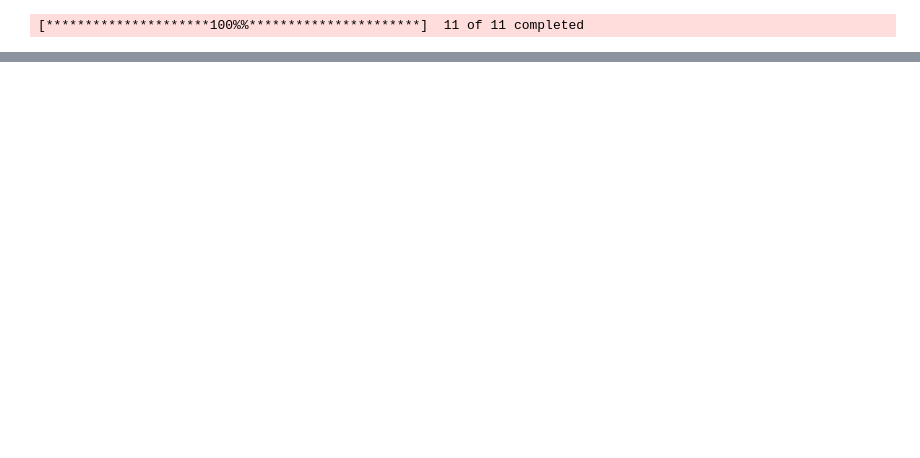
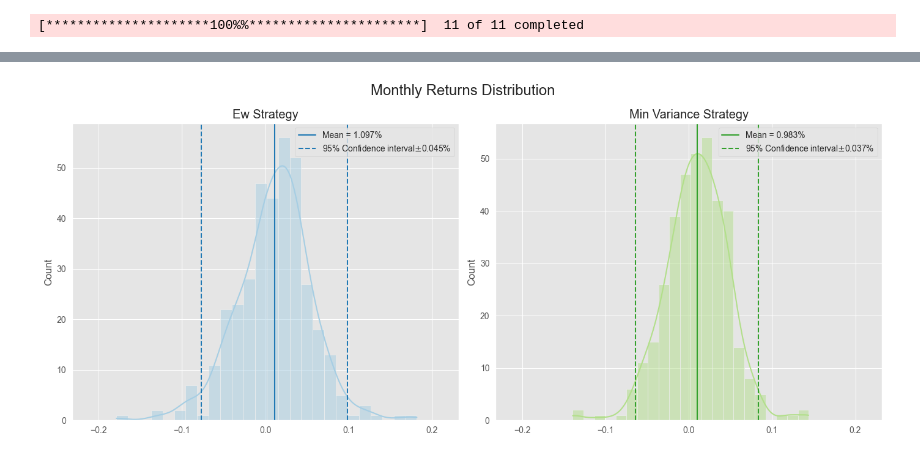
Before and after one commit to iltramont/MASTER_THESIS, a Jupyter notebook: run_strategies.ipynb, the cells around one changed output, grey strips where cells are left out. Cells and saved outputs as stored; diff of their text form; code cells hidden in the pictures; blank space fills up the shorter version.

```diff
--- a/run_strategies.ipynb
+++ b/run_strategies.ipynb
@@ -68,0 +99,19 @@ x.sum(axis=1).plot()
+# %%
+fig2, axes = plt.subplots(1, 2, figsize=(14, 6), tight_layout=True)
+for i in range(len(df_strategy.columns)):
+    sns.histplot(df_strategy.iloc[:, i], ax=axes[i], color=colors[i*2], kde=True)
+    axes[i].set_xlim((-(limit + delta), limit + delta))
+    axes[i].set_xlabel('')
+    axes[i].set_title(f'{df_strategy.columns[i]}'.replace('_', ' ').title(), fontsize='x-large')
+    mu = df_strategy.iloc[:, i].mean()
+    sd = df_strategy.iloc[:, i].std()
+    ci = ((mu - 1.96*sd).item(), (mu + 1.96*sd).item())
+    axes[i].axvline(mu, label=f'Mean = {100*mu:.3f}%', color=colors[i*2 + 1])
+    axes[i].axvline(ci[0], label=f'95% Confidence interval' + r'$\pm$' + f'{np.round(sd, 3)}%', color=colors[i*2 + 1], ls='--')
+    axes[i].axvline(ci[1], color=colors[i*2 + 1], ls='--')
+
+    axes[i].legend()
+fig2.suptitle(f'Monthly Returns Distribution', fontsize='xx-large')
+plt.show()
+# %% [output]
+[figure, added]
```
Also changed, not shown: parts of 17 cells of this notebook, 3 other files.
